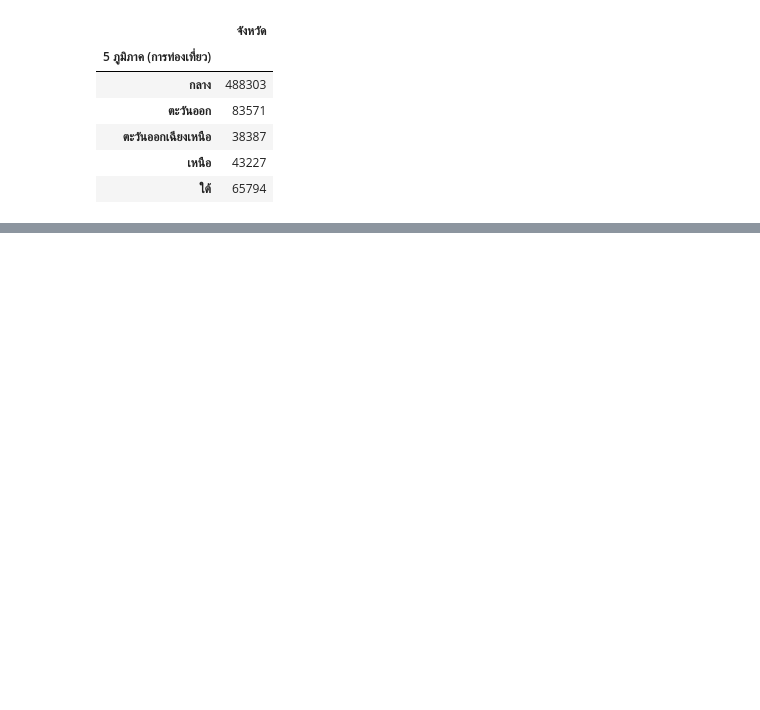
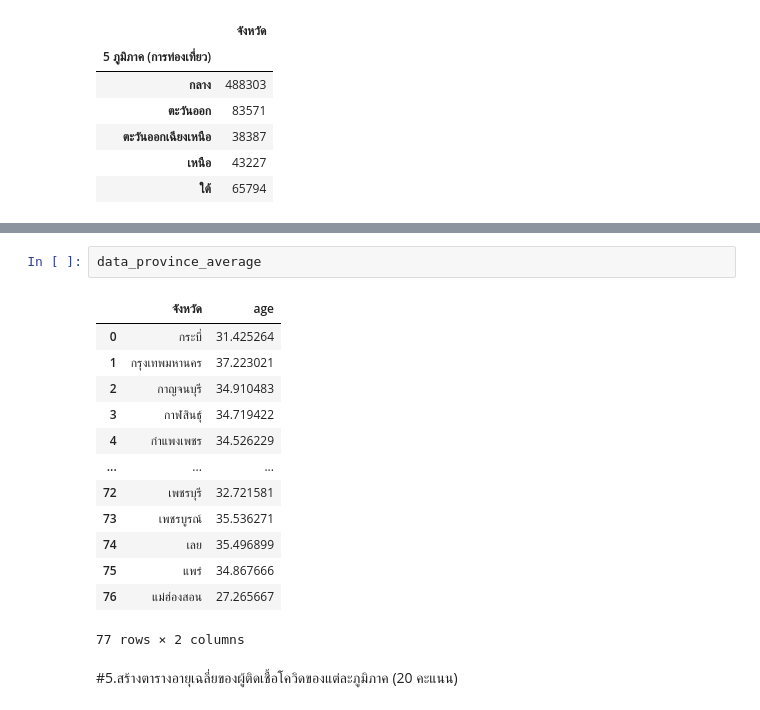
Before and after one commit to nichakornchaisuwan/data_viz_2022, a Jupyter notebook: BasicPython&DataViz_midterm2022.ipynb, the cells around one changed output, grey strips where cells are left out. Saved outputs shown, nothing was run; the diff lists cells and outputs as text; blank space fills up the shorter version.

```diff
--- a/BasicPython&DataViz_midterm2022.ipynb
+++ b/BasicPython&DataViz_midterm2022.ipynb
@@ -739,0 +844,18 @@ travel.iloc[:,:1]
+# %%
+data_province_average
+# %% [output]
+|  | จังหวัด | age |
+| 0 | กระบี่ | 31.425264 |
+| 1 | กรุงเทพมหานคร | 37.223021 |
+| 2 | กาญจนบุรี | 34.910483 |
+| 3 | กาฬสินธุ์ | 34.719422 |
+| 4 | กำแพงเพชร | 34.526229 |
+| ... | ... | ... |
+| 72 | เพชรบุรี | 32.721581 |
+| 73 | เพชรบูรณ์ | 35.536271 |
+| 74 | เลย | 35.496899 |
+| 75 | แพร่ | 34.867666 |
+| 76 | แม่ฮ่องสอน | 27.265667 |
+77 rows × 2 columns
+# %% [markdown]
+#5.สร้างตารางอายุเฉลี่ยของผู้ติดเชื้อโควิดของแต่ละภูมิภาค (20 คะแนน)
```
Also changed, not shown: parts of 6 cells of this notebook.
